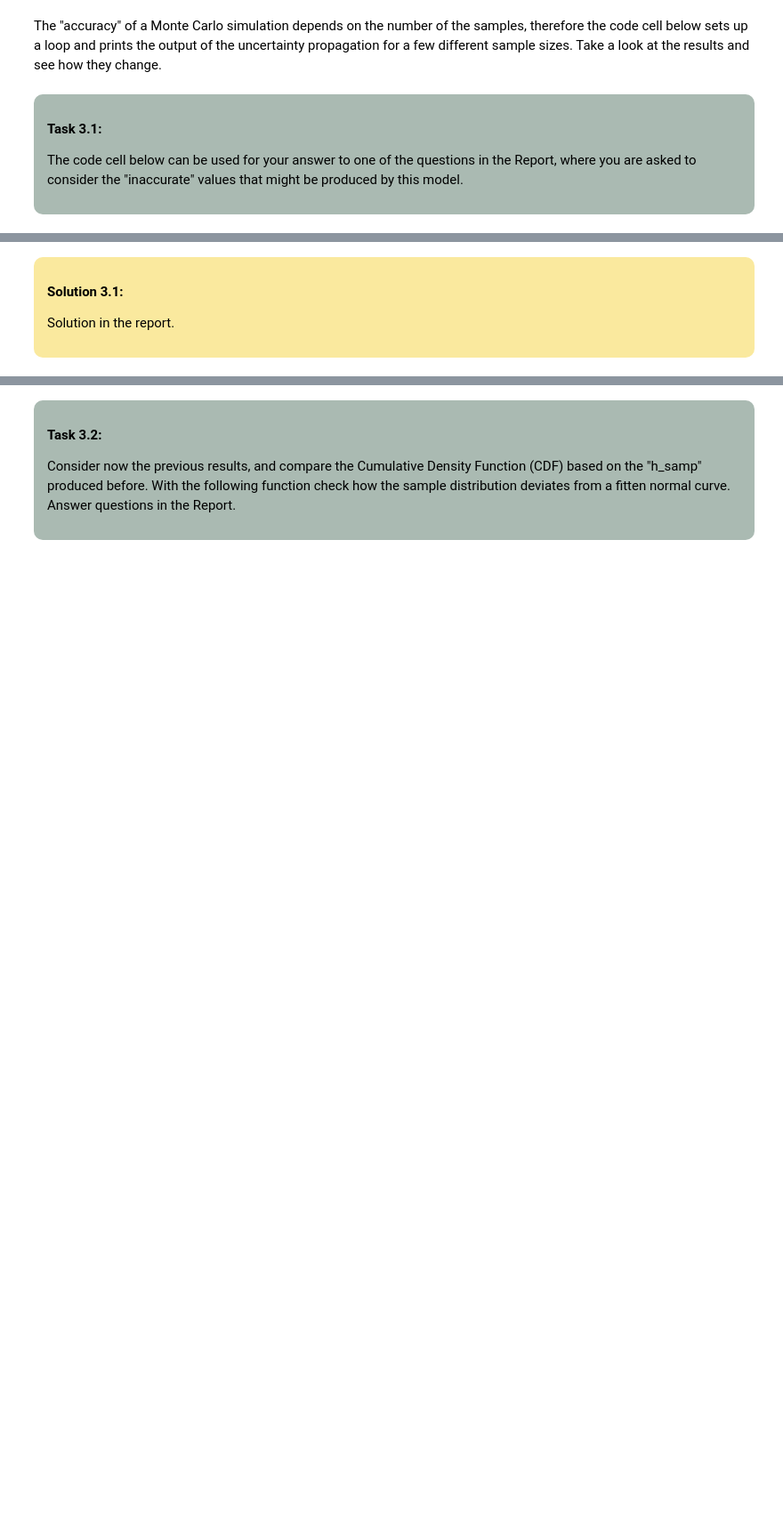
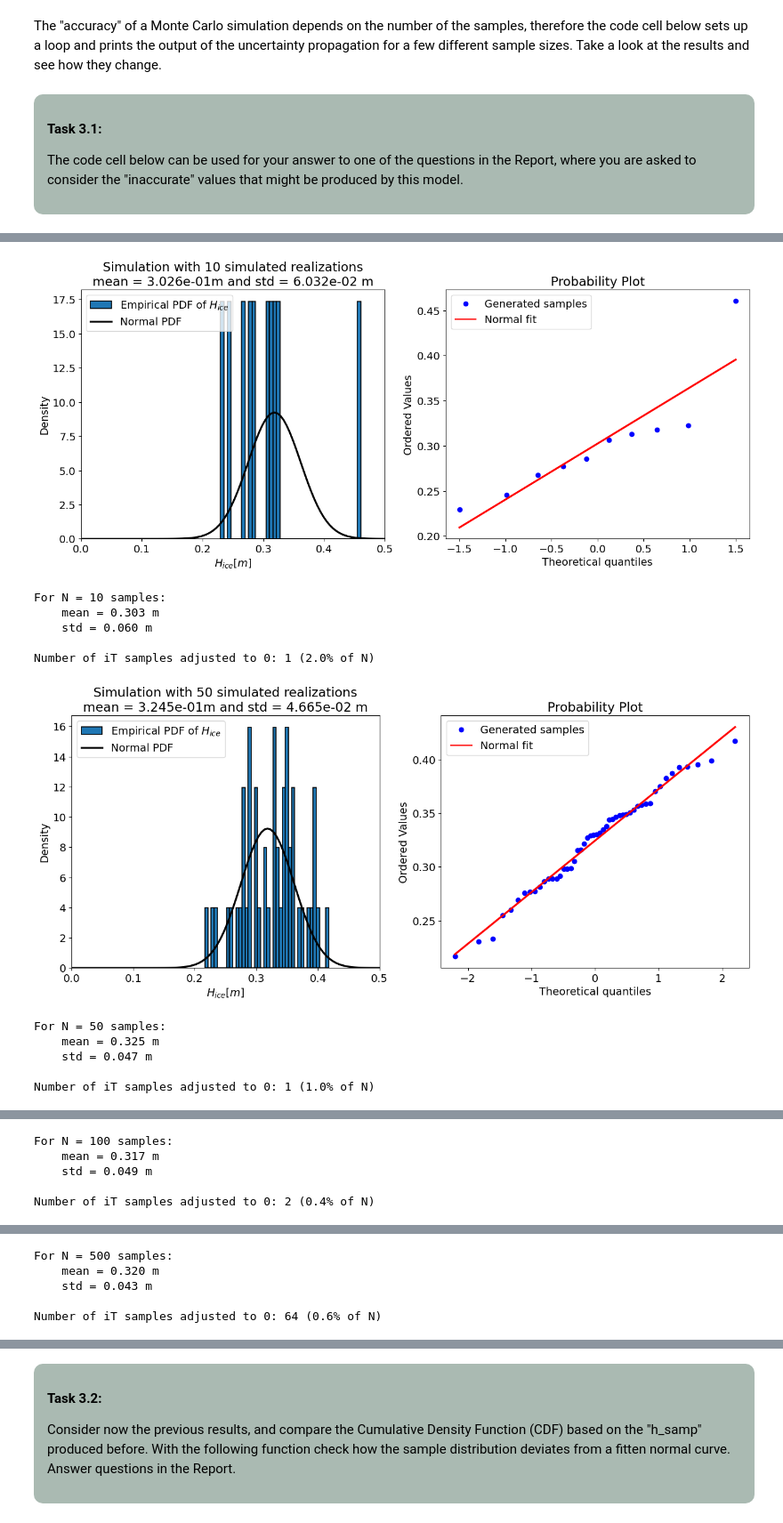
Before and after one commit to MUDE-2025/GA1.6, a Jupyter notebook: icey_dicey.ipynb, the cells around one changed output, grey strips where cells are left out. Shown at 89% size. Cells and saved outputs as stored; diff of their text form; code cells hidden in the pictures; blank space fills up the shorter version.

```diff
--- a/icey_dicey.ipynb
+++ b/icey_dicey.ipynb
@@ -413,13 +399,22 @@ Number of iT samples adjusted to 0: 641 (0.6% of N)
 For N = 100000 samples:
     mean = 0.318 m
     std = 0.044 m
-# %% [markdown]
-<div style="background-color:#FAE99E; color: black; vertical-align: middle; padding:15px; margin: 10px; border-radius: 10px; width: 90%">
-<p>
-
-**Solution 3.1:**
-
-Solution in the report.
-
-</p>
-</div>
+# %%
+for N in [10, 50, 100, 500, 10000, 50000, 100000]:
+    mu_H_simulated, sigma_H_simulated, h_samp = samples_plot(### YOUR CODE HERE ###)
+    print(f'For N = {N} samples:')
+    print(f'    mean = {mu_H_simulated:.3f} m')
+    print(f'    std = {sigma_H_simulated:.3f} m\n')
+# %% [output]
+[figure, added]
+For N = 10 samples:
+    mean = 0.303 m
+    std = 0.060 m
+
+Number of iT samples adjusted to 0: 1 (2.0% of N)
+[figure, added]
+For N = 50 samples:
+    mean = 0.325 m
+    std = 0.047 m
+
+Number of iT samples adjusted to 0: 1 (1.0% of N)
@@ -425,0 +422,5 @@ Solution in the report.
+For N = 100 samples:
+    mean = 0.317 m
+    std = 0.049 m
+
+Number of iT samples adjusted to 0: 2 (0.4% of N)
@@ -425,0 +428,5 @@ Solution in the report.
+For N = 500 samples:
+    mean = 0.320 m
+    std = 0.043 m
+
+Number of iT samples adjusted to 0: 64 (0.6% of N)
```
Also changed, not shown: parts of 8 cells of this notebook.
